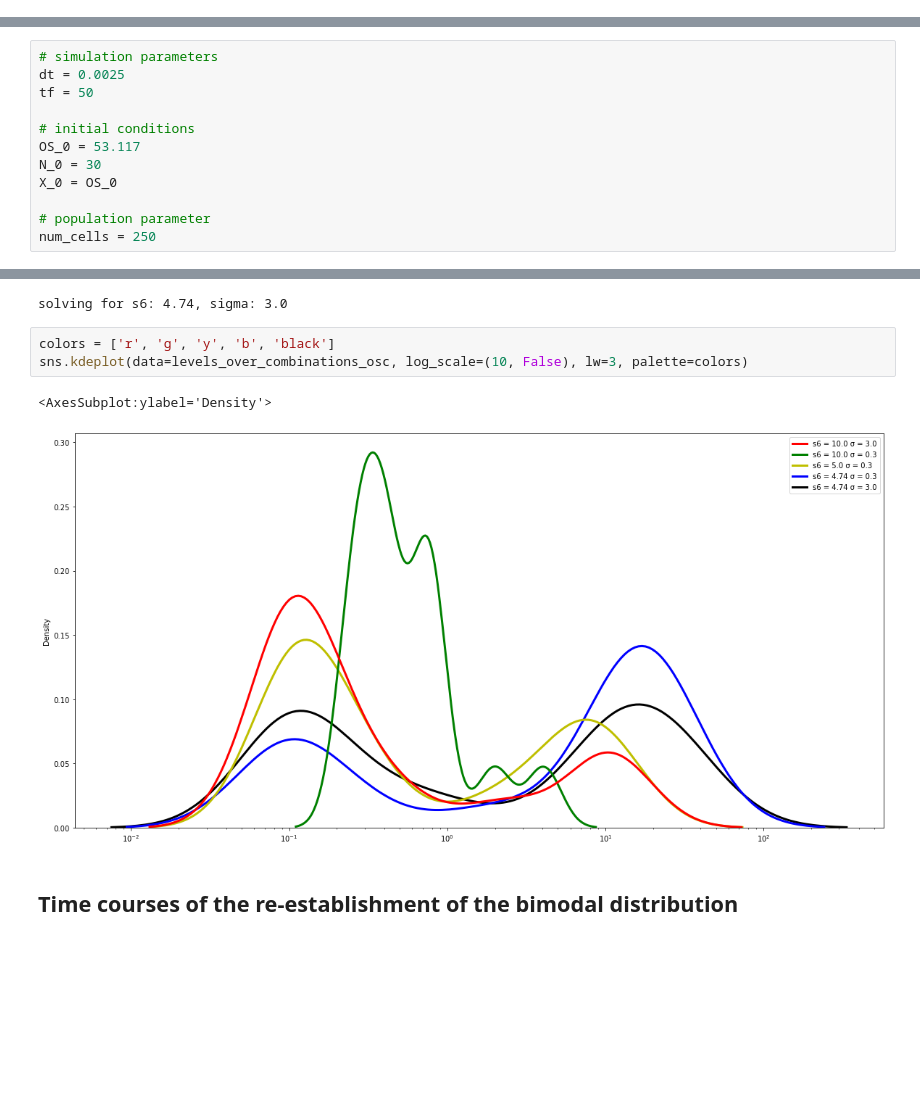
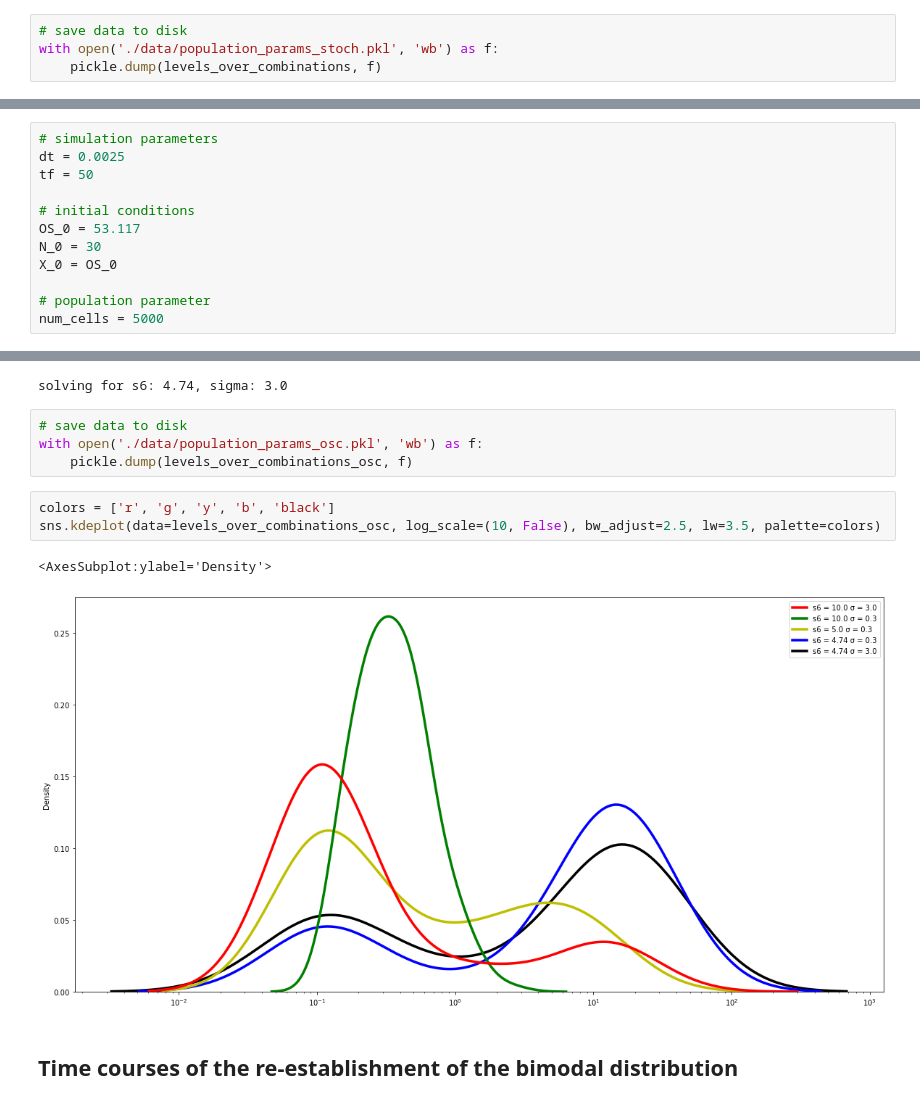
Before and after one commit to martinfg/modelling-nanog-variability, a Jupyter notebook: notebook.ipynb, the cells around one changed output, grey strips where cells are left out. Cells and saved outputs as stored; diff of their text form; blank space fills up the shorter version.

Commit message:
ran time couse and population for both scenarios again

```diff
--- a/notebook.ipynb
+++ b/notebook.ipynb
@@ -295,6 +296,10 @@ solving for s4: 14.0, sigma: 12
 solving for s4: 15.0, sigma: 12
 solving for s4: 14.0, sigma: 20
 solving for s4: 20.0, sigma: 20
+# %%
+# save data to disk
+with open('./data/population_params_stoch.pkl', 'wb') as f:
+    pickle.dump(levels_over_combinations, f)
 # %%
 colors = ['r', 'g', 'y', 'b', 'black']
 sns.kdeplot(data=levels_over_combinations, log_scale=(10, False), lw=3, palette=colors)
@@ -427,7 +432,7 @@ N_0 = 30
 X_0 = OS_0
 
 # population parameter
-num_cells = 250
+num_cells = 5000
 # %%
 s6s = np.array([10.0, 10.0, 5.0, 4.74, 4.74])
 sigmas = np.array([3.0, 0.3, 0.3, 0.3, 3.0])
@@ -469,11 +474,15 @@ solving for s6: 10.0, sigma: 0.3
 solving for s6: 5.0, sigma: 0.3
 solving for s6: 4.74, sigma: 0.3
 solving for s6: 4.74, sigma: 3.0
+# %%
+# save data to disk
+with open('./data/population_params_osc.pkl', 'wb') as f:
+    pickle.dump(levels_over_combinations_osc, f)
 # %%
 colors = ['r', 'g', 'y', 'b', 'black']
-sns.kdeplot(data=levels_over_combinations_osc, log_scale=(10, False), lw=3, palette=colors)
+sns.kdeplot(data=levels_over_combinations_osc, log_scale=(10, False), bw_adjust=2.5, lw=3.5, palette=colors)
 # %% [output]
 <AxesSubplot:ylabel='Density'>
-[figure, old version]
+[figure, new version]
 # %% [markdown]
 ## Time courses of the re-establishment of the bimodal distribution
```
Also changed, not shown: parts of 65 cells of this notebook.
